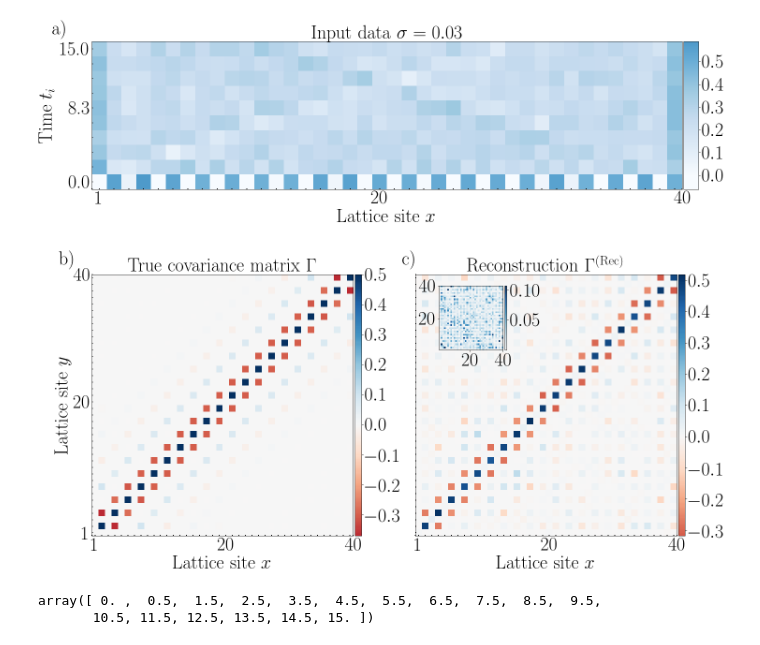
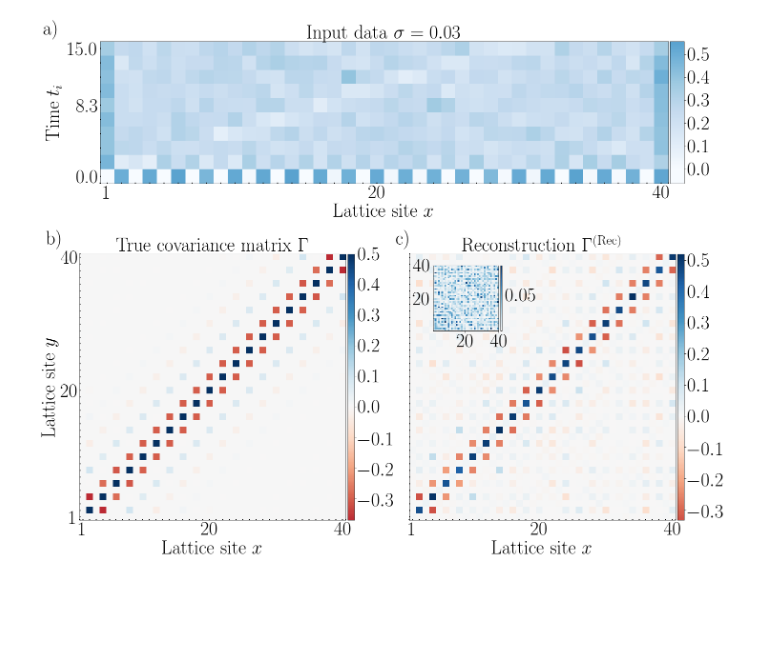
Before and after one commit to marekgluza/HoppingTomography, a Jupyter notebook: hopping_tomography/tomography_main_text.ipynb, the cells around one changed output. Drawn from its saved outputs; the diff is of its cells as text; code cells hidden in the pictures; blank space fills up the shorter version.

```diff
--- a/hopping_tomography/tomography_main_text.ipynb
+++ b/hopping_tomography/tomography_main_text.ipynb
@@ -72,10 +72,10 @@ plt.rcParams['font.serif'] = "cm"
 #Main plot
 fig = plt.figure( figsize = ( 20,20 ) )
 
-data_pos_x  = 0.06
-data_pos_y = .53
+data_pos_x  = 0.09
+data_pos_y = .5
 data_height = 0.4
-data_width = 0.9
+data_width = 0.85
 
 ini_pos_x  = 0.06
 ini_pos_y = .1
@@ -92,7 +92,7 @@ inset_pos_y = 0.38
 inset_height = 0.1
 inset_width = 0.1
 
-label_a_x = -2.7
+label_a_x = -4
 label_a_y = 1.05*N
 label_b_x = -5
 label_b_y = LL+1.5
@@ -124,7 +124,7 @@ ticks = np.append(ticks, LL)
 tick_labels = ['']*(len(ticks))
 tick_labels[1] = 1
 tick_labels[int(LL/2)] = int(LL/2)
-tick_labels[-1] = LL
+tick_labels[-2] = LL
 plt.xticks(np.array(ticks),tick_labels)
 
 ticks = np.append(0,np.linspace(.5,N-.5,N))
@@ -162,8 +162,8 @@ ticks = np.append(0,np.linspace(0.5,LL-.5,LL))
 ticks = np.append(ticks,LL)
 tick_labels = ['']*(len(ticks))
 tick_labels[1] = 1
-tick_labels[int(LL/2)+1] = int(LL/2)
-tick_labels[-1] = LL
+tick_labels[int(LL/2)] = int(LL/2)
+tick_labels[-2] = LL
 
 plt.xticks(np.array(ticks),tick_labels)
 plt.yticks(np.array(ticks),tick_labels)
@@ -190,40 +190,34 @@ plt.title( title )
 #plt.grid()
 plt.xlim((1,LL))
 plt.ylim((1,LL))
 plt.xlabel( 'Lattice site $x$' )
 plt.xticks(np.array(ticks),tick_labels)
 plt.yticks(ticks,[])
 ax_cov_rec.tick_params(direction='in', length=2, width=2, colors='k')
 
 divider = make_axes_locatable( ax_cov_rec )
 cax_cov_rec = divider.append_axes("right", size="2.5%", pad=0.05)
 
 cbar = plt.colorbar( im_cov_rec, cax = cax_cov_rec )
 range_plot = np.max( np.abs( cov_rec ) )
 cbar.set_clim( -range_plot, range_plot )
 
 #inset
 inset = fig.add_axes( [ inset_pos_x, inset_pos_y, inset_width, inset_height ] )
 im2 = inset.imshow( inset_cov, extent = [ 1, LL, LL, 1], cmap='RdBu', aspect='equal', interpolation = None)
 plt.xlim((1,LL))
 plt.ylim((1,LL))
 divider2 = make_axes_locatable(inset)
 cax_cov_rec2 = divider2.append_axes("right", size="2.5%", pad=0.05)
 cbar2 = plt.colorbar(im2, cax = cax_cov_rec2 )
 range_plot = np.max( np.abs( inset_cov ) )
 cbar2.set_clim( -range_plot, range_plot )
 cbar2.set_ticks( [ round(range_plot,1)/2,round(range_plot,1)])
 
 plt.savefig( save_path, format='pdf')
 plt.show()
 # %% [output]
-[figure, old version]
+[figure, new version]
-# %%
-ticks = np.append(0,np.linspace(.5,N-.5,N))
-np.append(ticks,N)
-# %% [output]
-array([ 0. ,  0.5,  1.5,  2.5,  3.5,  4.5,  5.5,  6.5,  7.5,  8.5,  9.5,
-       10.5, 11.5, 12.5, 13.5, 14.5, 15. ])
 # %%
 times
 # %% [output]
```
Also changed, not shown: parts of 6 cells of this notebook, 4 other files.
